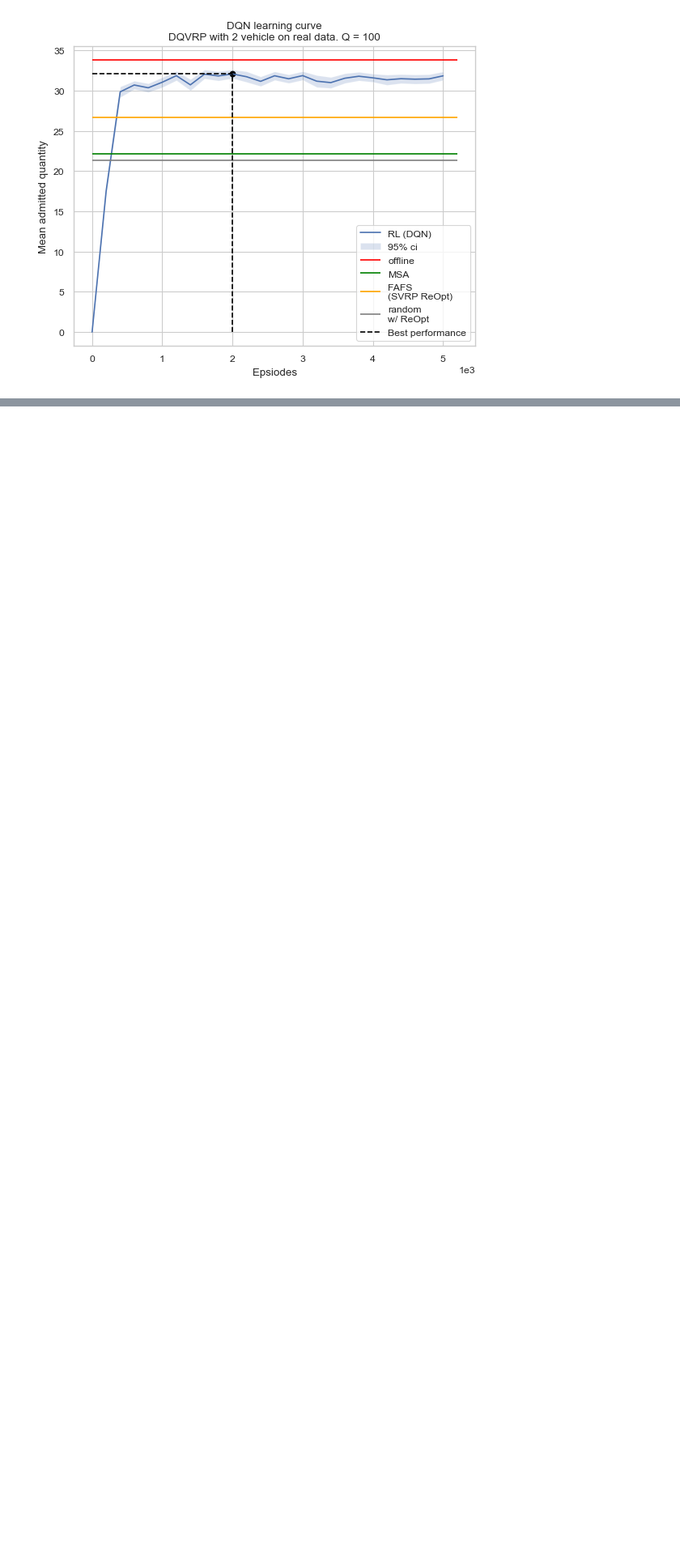
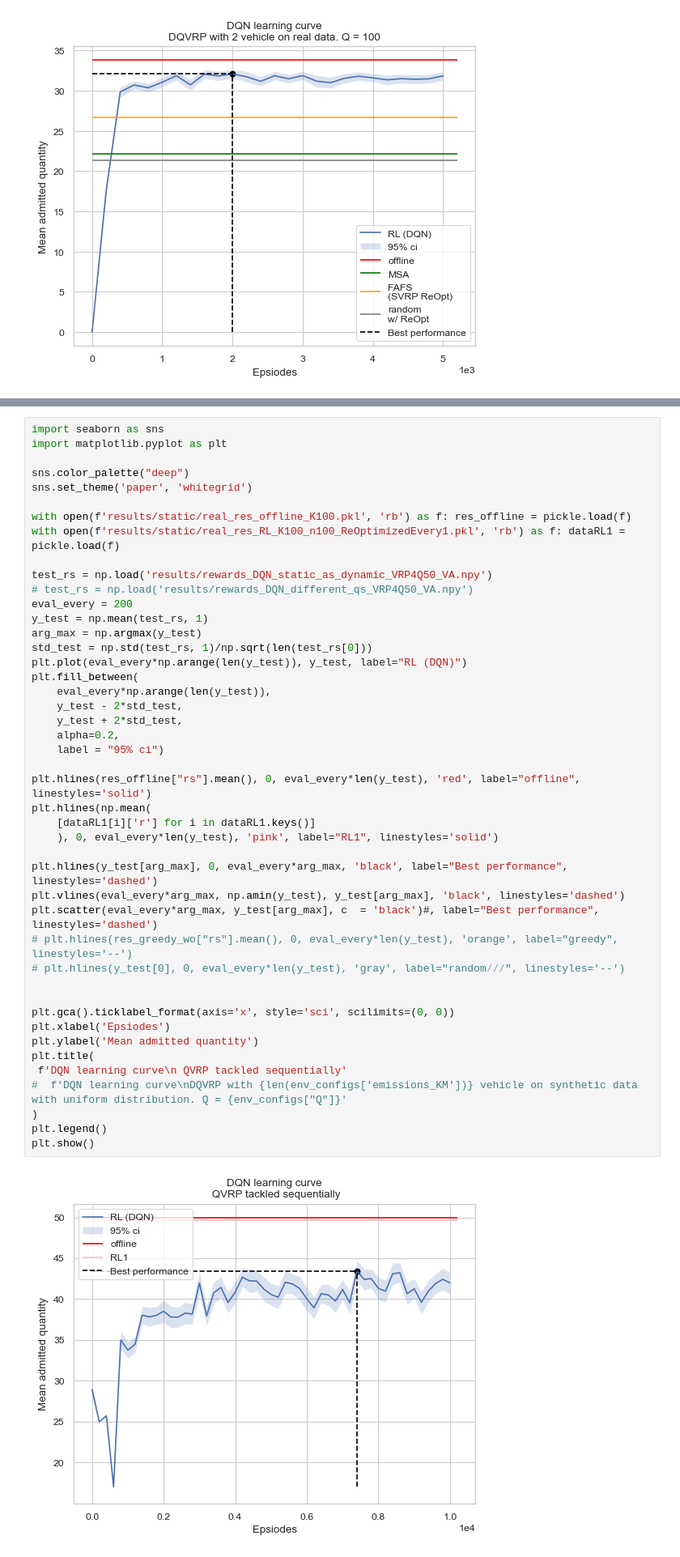
Before and after one commit to Farid-Najar/DynamicQVRP, a Jupyter notebook: test_RLagent.ipynb, the cells around one changed output, grey strips where cells are left out. Shown at 81% size. Drawn from its saved outputs; the diff is of its cells as text; blank space fills up the shorter version.

```diff
--- a/test_RLagent.ipynb
+++ b/test_RLagent.ipynb
@@ -202,0 +226,47 @@ plt.show()
+# %%
+import seaborn as sns
+import matplotlib.pyplot as plt
+
+sns.color_palette("deep")
+sns.set_theme('paper', 'whitegrid')
+
+with open(f'results/static/real_res_offline_K100.pkl', 'rb') as f: res_offline = pickle.load(f)
+with open(f'results/static/real_res_RL_K100_n100_ReOptimizedEvery1.pkl', 'rb') as f: dataRL1 = pickle.load(f)
+
+test_rs = np.load('results/rewards_DQN_static_as_dynamic_VRP4Q50_VA.npy')
+# test_rs = np.load('results/rewards_DQN_different_qs_VRP4Q50_VA.npy')
+eval_every = 200
+y_test = np.mean(test_rs, 1)
+arg_max = np.argmax(y_test)
+std_test = np.std(test_rs, 1)/np.sqrt(len(test_rs[0]))
+plt.plot(eval_every*np.arange(len(y_test)), y_test, label="RL (DQN)")
+plt.fill_between(
+    eval_every*np.arange(len(y_test)),
+    y_test - 2*std_test,
+    y_test + 2*std_test,
+    alpha=0.2,
+    label = "95% ci")
+
+plt.hlines(res_offline["rs"].mean(), 0, eval_every*len(y_test), 'red', label="offline", linestyles='solid')
+plt.hlines(np.mean(
+    [dataRL1[i]['r'] for i in dataRL1.keys()]
+    ), 0, eval_every*len(y_test), 'pink', label="RL1", linestyles='solid')
+
+plt.hlines(y_test[arg_max], 0, eval_every*arg_max, 'black', label="Best performance", linestyles='dashed')
+plt.vlines(eval_every*arg_max, np.amin(y_test), y_test[arg_max], 'black', linestyles='dashed')
+plt.scatter(eval_every*arg_max, y_test[arg_max], c  = 'black')#, label="Best performance", linestyles='dashed')
+# plt.hlines(res_greedy_wo["rs"].mean(), 0, eval_every*len(y_test), 'orange', label="greedy", linestyles='--')
+# plt.hlines(y_test[0], 0, eval_every*len(y_test), 'gray', label="random⁄⁄⁄", linestyles='--')
+
+
+plt.gca().ticklabel_format(axis='x', style='sci', scilimits=(0, 0))
+plt.xlabel('Epsiodes')
+plt.ylabel('Mean admitted quantity')
+plt.title(
+ f'DQN learning curve\n QVRP tackled sequentially'
+#  f'DQN learning curve\nDQVRP with {len(env_configs['emissions_KM'])} vehicle on synthetic data with uniform distribution. Q = {env_configs["Q"]}'
+)
+plt.legend()
+plt.show()
+# %% [output]
+[figure, added]
```
Also changed, not shown: parts of 6 cells of this notebook, 12 other files.
